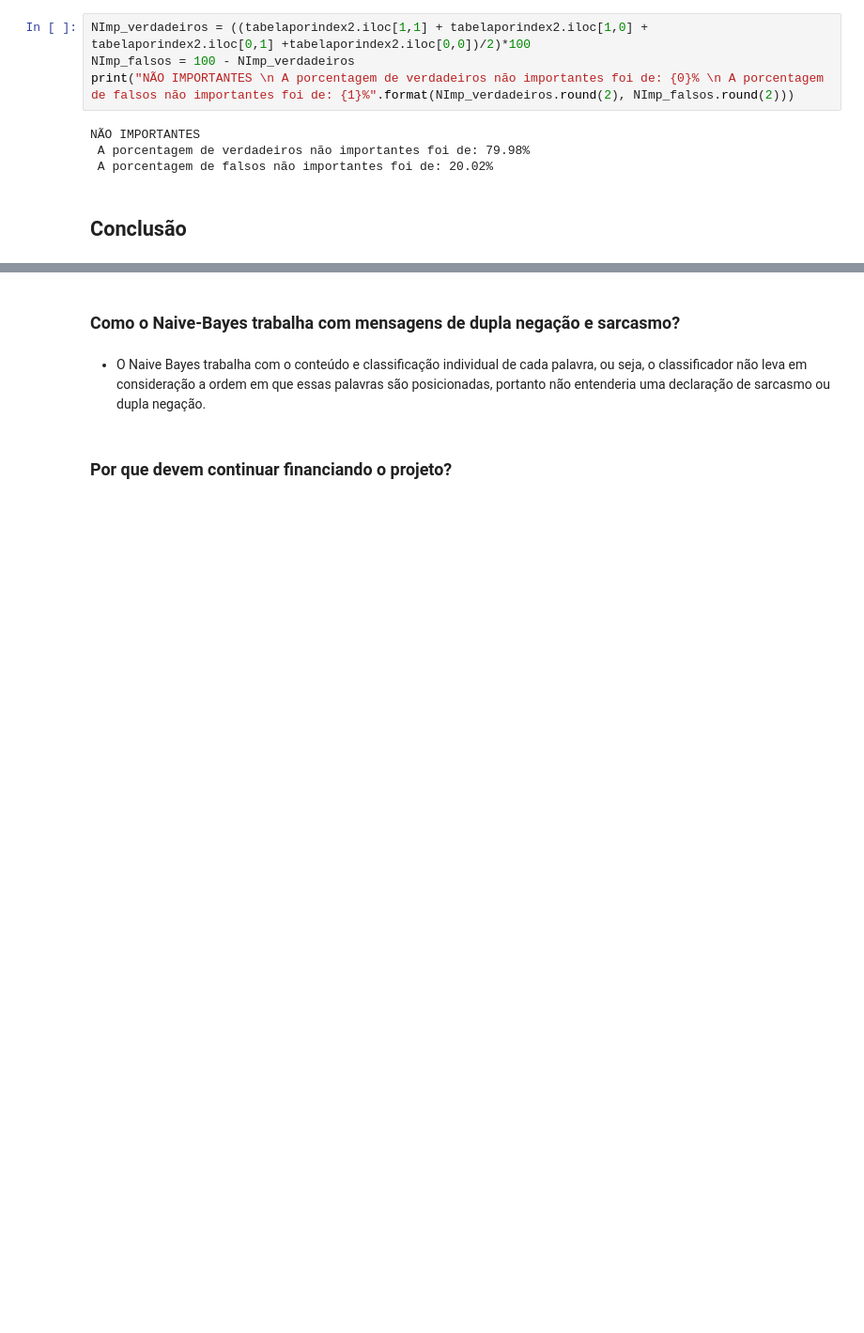
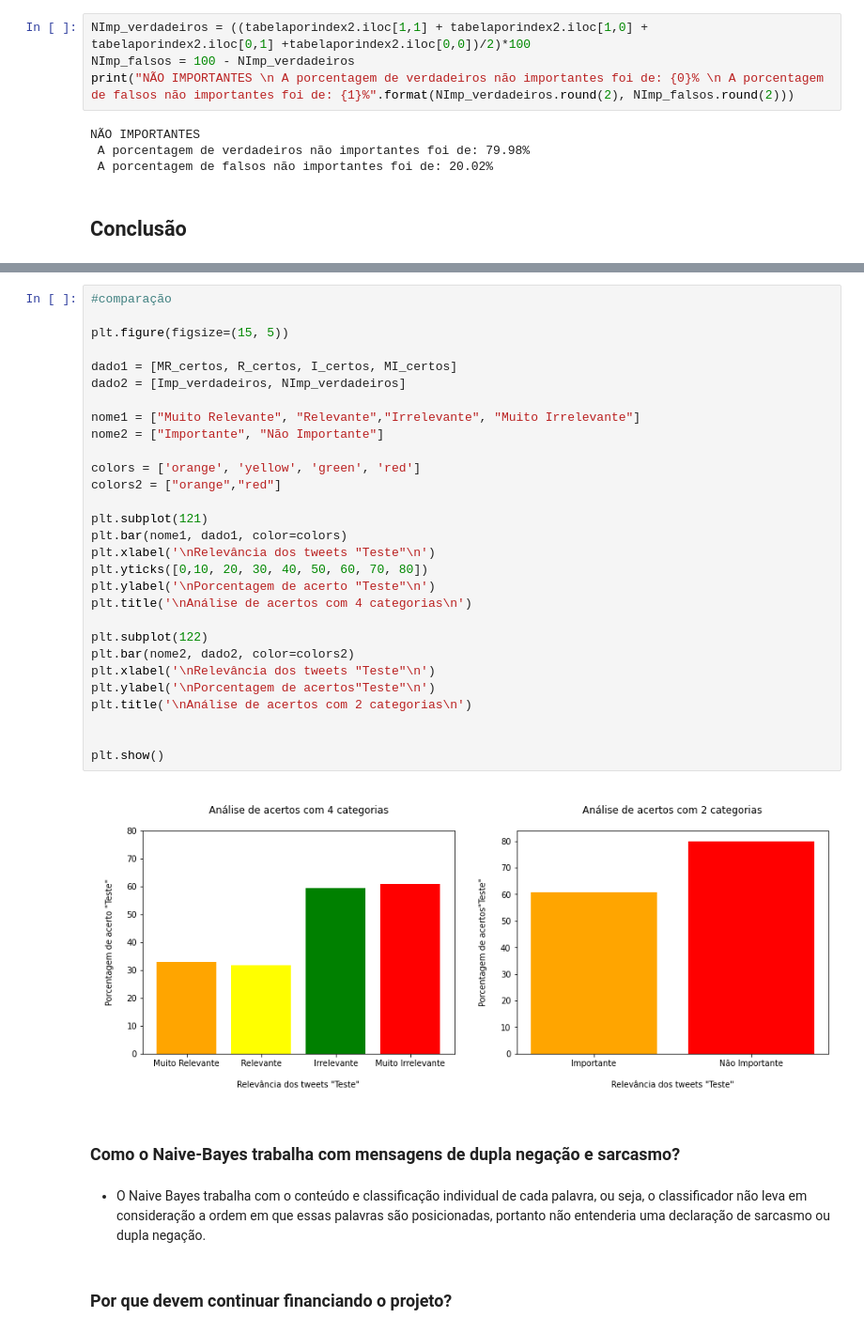
Before and after one commit to alicealongman/P1-cdados, a Jupyter notebook: Projeto1_Layout_Classificador.ipynb, the cells around one changed output, grey strips where cells are left out. Shown: that part at 94% size. Saved outputs shown, nothing was run; the diff lists cells and outputs as text; blank space fills up the shorter version.

```diff
--- a/Projeto1_Layout_Classificador.ipynb
+++ b/Projeto1_Layout_Classificador.ipynb
@@ -503,3 +503,34 @@ plt.show()
+# %%
+#comparação
+
+plt.figure(figsize=(15, 5))
+
+dado1 = [MR_certos, R_certos, I_certos, MI_certos]
+dado2 = [Imp_verdadeiros, NImp_verdadeiros]
+
+nome1 = ["Muito Relevante", "Relevante","Irrelevante", "Muito Irrelevante"]
+nome2 = ["Importante", "Não Importante"]
+
+colors = ['orange', 'yellow', 'green', 'red']
+colors2 = ["orange","red"]
+
+plt.subplot(121)
+plt.bar(nome1, dado1, color=colors)
+plt.xlabel('\nRelevância dos tweets "Teste"\n')
+plt.yticks([0,10, 20, 30, 40, 50, 60, 70, 80])
+plt.ylabel('\nPorcentagem de acerto "Teste"\n')
+plt.title('\nAnálise de acertos com 4 categorias\n')
+
+plt.subplot(122)
+plt.bar(nome2, dado2, color=colors2)
+plt.xlabel('\nRelevância dos tweets "Teste"\n')
+plt.ylabel('\nPorcentagem de acertos"Teste"\n')
+plt.title('\nAnálise de acertos com 2 categorias\n')
+
+
+plt.show()
+# %% [output]
+[figure, added]
 # %% [markdown]
 ### Como o Naive-Bayes trabalha com mensagens de dupla negação e sarcasmo?
 # %% [markdown]
```
Also changed, not shown: parts of 8 cells of this notebook.
